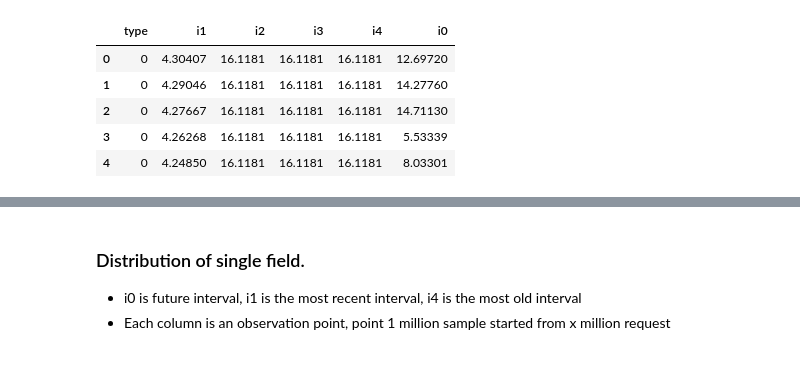
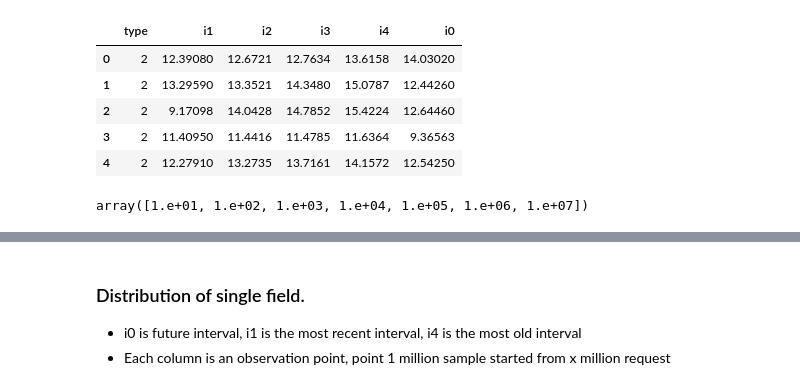
Before and after one commit to dasebe/webcachesim, a Jupyter notebook: notebook/distribution.ipynb, the cells around one changed output, grey strips where cells are left out. Drawn from its saved outputs; the diff is of its cells as text; code cells hidden in the pictures.

```diff
--- a/notebook/distribution.ipynb
+++ b/notebook/distribution.ipynb
@@ -27,11 +23,11 @@ import math
 # %%
 fields = ['type', 'i1', 'i2', 'i3', 'i4', 'i0']
-df_global = pd.read_csv('../intervals.log', delimiter=' ', names=fields, nrows=1000000, skiprows=0)
+df_global = pd.read_csv('../intervals_lr_belady.log', delimiter=' ', names=fields, nrows=1000000, skiprows=40000000)
 df_global.head()
 # %% [output]
 |  | type | i1 | i2 | i3 | i4 | i0 |
-| 0 | 0 | 4.30407 | 16.1181 | 16.1181 | 16.1181 | 12.69720 |
-| 1 | 0 | 4.29046 | 16.1181 | 16.1181 | 16.1181 | 14.27760 |
-| 2 | 0 | 4.27667 | 16.1181 | 16.1181 | 16.1181 | 14.71130 |
-| 3 | 0 | 4.26268 | 16.1181 | 16.1181 | 16.1181 | 5.53339 |
-| 4 | 0 | 4.24850 | 16.1181 | 16.1181 | 16.1181 | 8.03301 |
+| 0 | 2 | 12.39080 | 12.6721 | 12.7634 | 13.6158 | 14.03020 |
+| 1 | 2 | 13.29590 | 13.3521 | 14.3480 | 15.0787 | 12.44260 |
+| 2 | 2 | 9.17098 | 14.0428 | 14.7852 | 15.4224 | 12.64460 |
+| 3 | 2 | 11.40950 | 11.4416 | 11.4785 | 11.6364 | 9.36563 |
+| 4 | 2 | 12.27910 | 13.2735 | 13.7161 | 14.1572 | 12.54250 |
@@ -37,0 +36,4 @@ df_global.head()
+# %%
+np.logspace(1, 7, 7)
+# %% [output]
+array([1.e+01, 1.e+02, 1.e+03, 1.e+04, 1.e+05, 1.e+06, 1.e+07])
```
Also changed, not shown: parts of 45 cells of this notebook, 36 other files.
